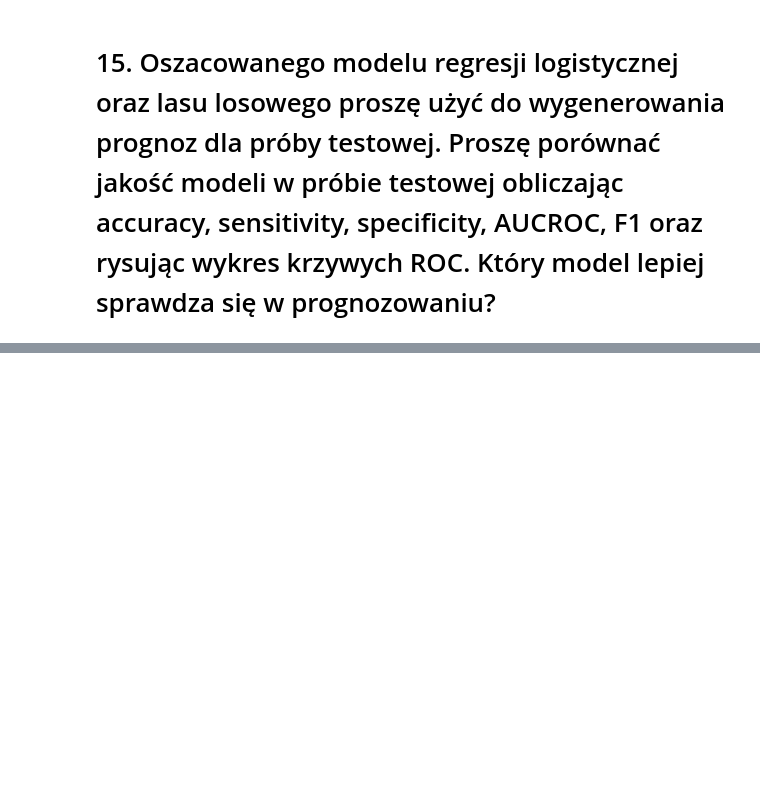
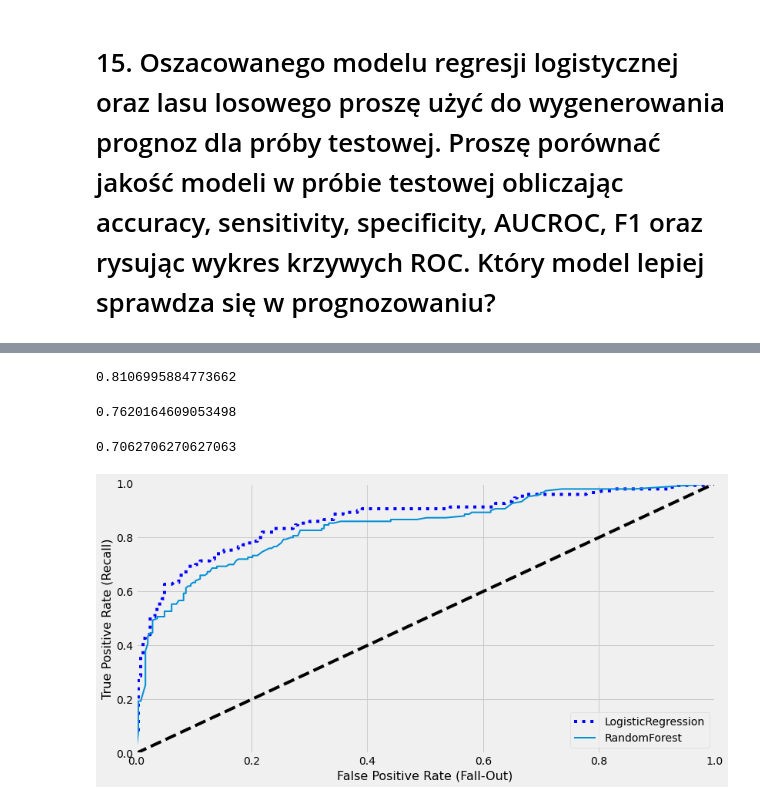
Before and after one commit to LuiGGi629/task-cube, a Jupyter notebook: eda_and_modeling.ipynb, the cells around one changed output, grey strips where cells are left out. Saved outputs shown, nothing was run; the diff lists cells and outputs as text; code cells hidden in the pictures; blank space fills up the shorter version.

```diff
--- a/eda_and_modeling.ipynb
+++ b/eda_and_modeling.ipynb
@@ -484,0 +523,5 @@ plt.show()
+# %%
+scores = logistic_regression.decision_function(features_test_prepared)
+
+# ROC Curve
+false_positive_rate_logreg, true_positive_rate_logreg, threshold_logreg =  roc_curve(labels_test, scores)
@@ -484,0 +552,37 @@ plt.show()
+# %%
+# specificity
+specificity = true_negative / (true_negative + false_positive)
+specificity
+# %% [output]
+0.8106995884773662
+# %%
+# AUCROC
+roc_auc_score(labels_test, final_predictions_forest)
+# %% [output]
+0.7620164609053498
+# %%
+# F1, harmonic mean of precision and recall
+f1_score(labels_test, final_predictions_forest)
+# %% [output]
+0.7062706270627063
+# %%
+labels_probas_forest = cross_val_predict(
+    random_forest_classifier,
+    features_test_prepared,
+    labels_test,
+    cv=10,
+    method="predict_proba",
+)
+# %%
+labels_scores_forest = labels_probas_forest[:, 1]  # score = probability of positive class
+false_positive_rate_forest, true_positive_rate_forest, threshold_forest = roc_curve(
+    labels_test, labels_scores_forest
+)
+# %%
+plt.figure(figsize=(12, 6))
+plt.plot(false_positive_rate_logreg, true_positive_rate_logreg, "b:", label="LogisticRegression")
+plot_roc_curve(false_positive_rate_forest, true_positive_rate_forest, "RandomForest")
+plt.legend(loc="lower right")
+plt.show()
+# %% [output]
+[figure, added]
```
Also changed, not shown: parts of 36 cells of this notebook.
